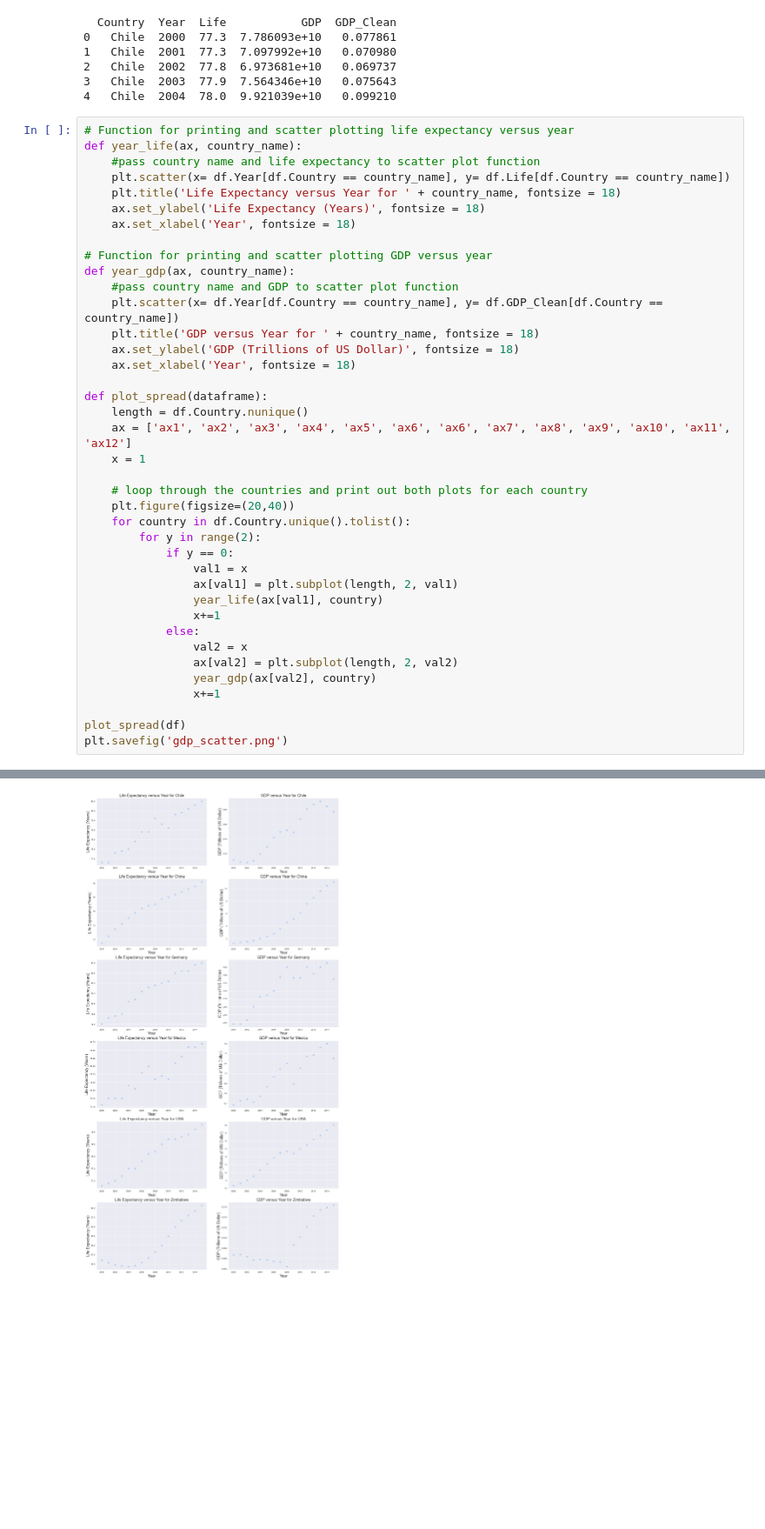
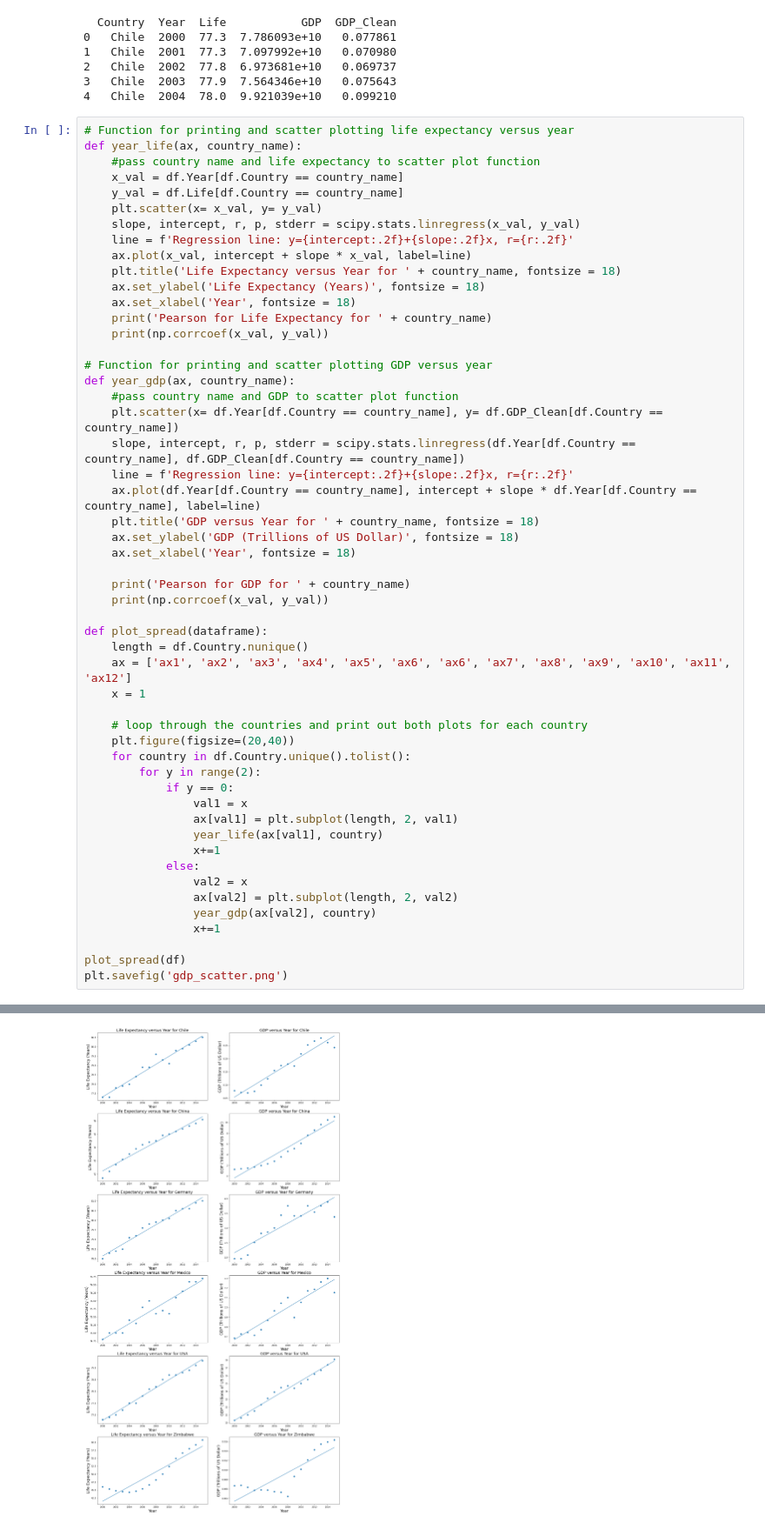
Before and after one commit to spang047/Life_expectancy, a Jupyter notebook: life_expectancy_gdp.ipynb, the cells around one changed output, grey strips where cells are left out. Shown at 87% size. Cells and saved outputs as stored; diff of their text form; blank space fills up the shorter version.

Commit message:
Life_expectancy2

```diff
--- a/life_expectancy_gdp.ipynb
+++ b/life_expectancy_gdp.ipynb
@@ -54,18 +55,31 @@ print(df.head())
 # Function for printing and scatter plotting life expectancy versus year
 def year_life(ax, country_name):
     #pass country name and life expectancy to scatter plot function
-    plt.scatter(x= df.Year[df.Country == country_name], y= df.Life[df.Country == country_name])
+    x_val = df.Year[df.Country == country_name]
+    y_val = df.Life[df.Country == country_name]
+    plt.scatter(x= x_val, y= y_val)
+    slope, intercept, r, p, stderr = scipy.stats.linregress(x_val, y_val)
+    line = f'Regression line: y={intercept:.2f}+{slope:.2f}x, r={r:.2f}'
+    ax.plot(x_val, intercept + slope * x_val, label=line)
     plt.title('Life Expectancy versus Year for ' + country_name, fontsize = 18)
     ax.set_ylabel('Life Expectancy (Years)', fontsize = 18)
     ax.set_xlabel('Year', fontsize = 18)
+    print('Pearson for Life Expectancy for ' + country_name)
+    print(np.corrcoef(x_val, y_val))
 
 # Function for printing and scatter plotting GDP versus year
 def year_gdp(ax, country_name):
     #pass country name and GDP to scatter plot function
     plt.scatter(x= df.Year[df.Country == country_name], y= df.GDP_Clean[df.Country == country_name])
+    slope, intercept, r, p, stderr = scipy.stats.linregress(df.Year[df.Country == country_name], df.GDP_Clean[df.Country == country_name])
+    line = f'Regression line: y={intercept:.2f}+{slope:.2f}x, r={r:.2f}'
+    ax.plot(df.Year[df.Country == country_name], intercept + slope * df.Year[df.Country == country_name], label=line)
     plt.title('GDP versus Year for ' + country_name, fontsize = 18)
     ax.set_ylabel('GDP (Trillions of US Dollar)', fontsize = 18)
     ax.set_xlabel('Year', fontsize = 18)
+
+    print('Pearson for GDP for ' + country_name)
+    print(np.corrcoef(x_val, y_val))
 
 def plot_spread(dataframe):
     length = df.Country.nunique()
@@ -93,4 +119,4 @@ plt.savefig('gdp_scatter.png')
-[figure, old version]
+[figure, new version]
 # %%
 """conclusion: Each of the contries reviewed had a life expectancy growth independent of their GDP.
 There is no lag in life expectancy when GDP plateaus or declines. Life expectancy isn't correlated to GDP.
```
Also changed, not shown: parts of 5 cells of this notebook, 4 other files.
